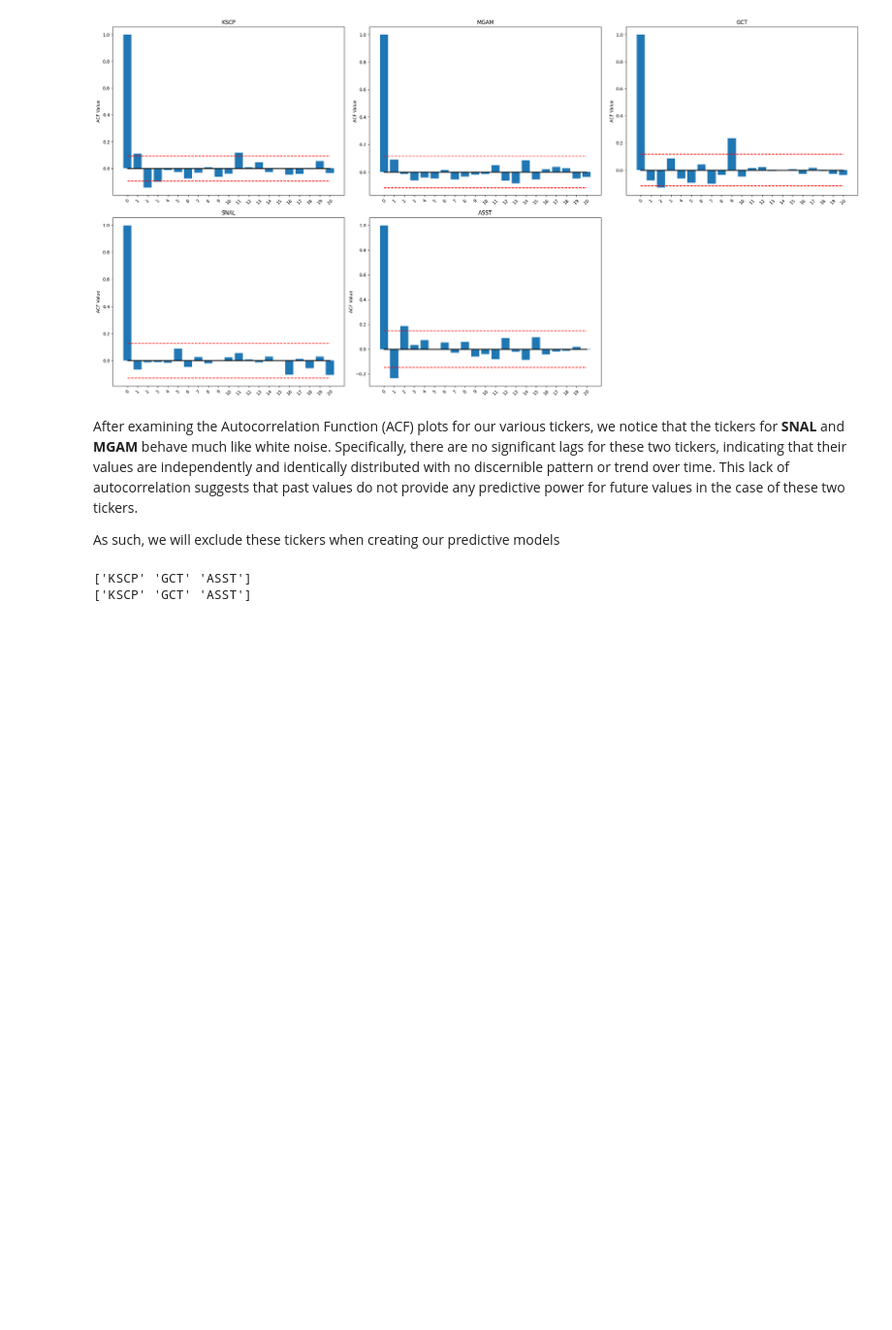
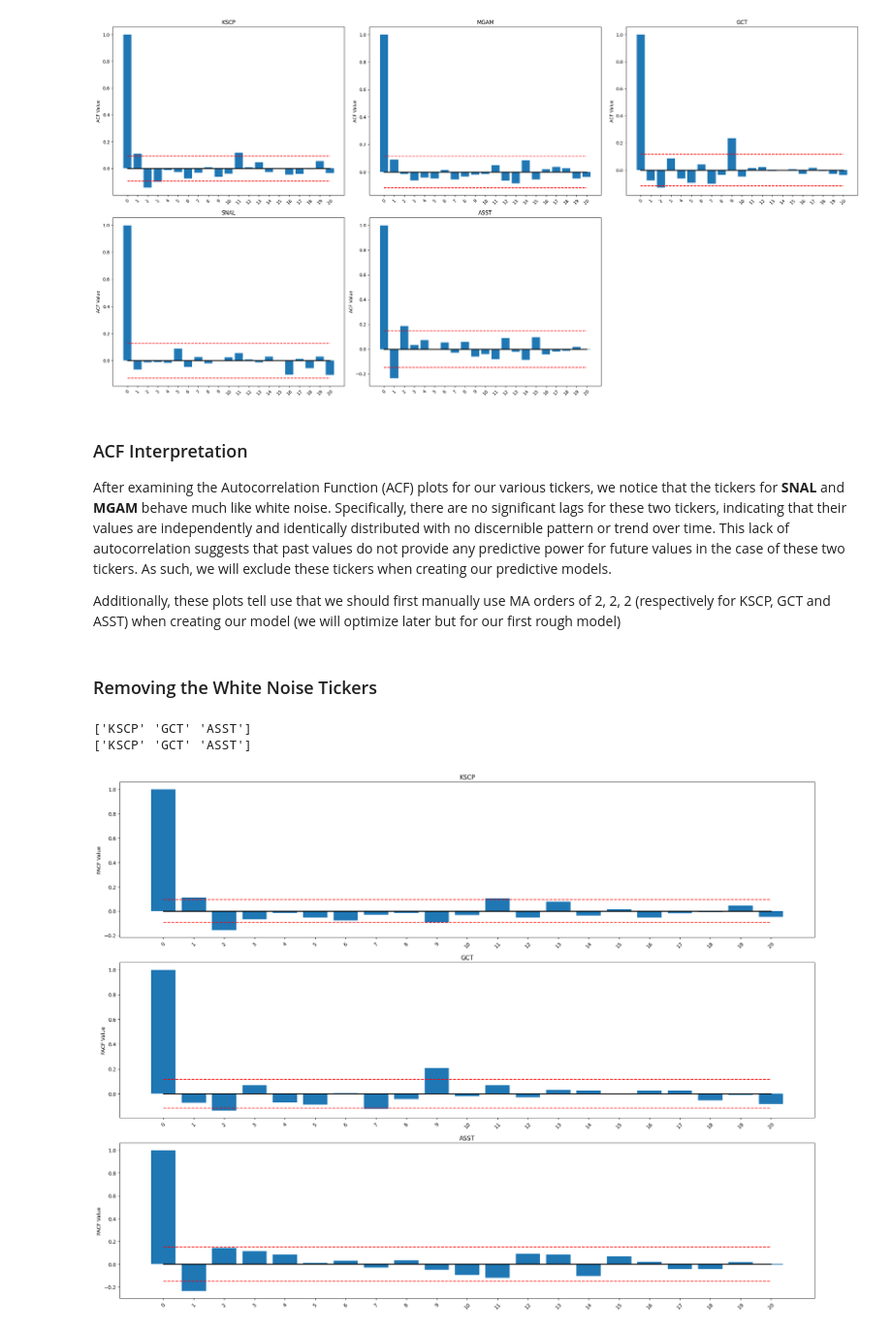
Before and after one commit to carefulDoppelganger/NotebookSamples, a Jupyter notebook: Model/simple_model.ipynb, the cells around one changed output. Shown at 97% size. Saved outputs shown, nothing was run; the diff lists cells and outputs as text; code cells hidden in the pictures; blank space fills up the shorter version.

```diff
--- a/Model/simple_model.ipynb
+++ b/Model/simple_model.ipynb
@@ -273,9 +279,12 @@ plt.show()
 # %% [output]
 [figure]
 # %% [markdown]
-After examining the Autocorrelation Function (ACF) plots for our various tickers, we notice that the tickers for **SNAL** and **MGAM** behave much like white noise. Specifically, there are no significant lags for these two tickers, indicating that their values are independently and identically distributed with no discernible pattern or trend over time. This lack of autocorrelation suggests that past values do not provide any predictive power for future values in the case of these two tickers.
+### ACF Interpretation
+After examining the Autocorrelation Function (ACF) plots for our various tickers, we notice that the tickers for **SNAL** and **MGAM** behave much like white noise. Specifically, there are no significant lags for these two tickers, indicating that their values are independently and identically distributed with no discernible pattern or trend over time. This lack of autocorrelation suggests that past values do not provide any predictive power for future values in the case of these two tickers. As such, we will exclude these tickers when creating our predictive models.
 
-As such, we will exclude these tickers when creating our predictive models
+Additionally, these plots tell use that we should first manually use MA orders of 2, 2, 2 (respectively for KSCP, GCT and ASST) when creating our model (we will optimize later but for our first rough model)
+# %% [markdown]
+### Removing the White Noise Tickers
 # %%
 drop_tickers = ["MGAM", "SNAL"]
 
@@ -287,3 +296,27 @@ print(train_scaled["TickerName"].unique())
 # %% [output]
 ['KSCP' 'GCT' 'ASST']
 ['KSCP' 'GCT' 'ASST']
+# %%
+fig, axes = plt.subplots(3, 1, figsize=(20, 15))
+
+unique_tickers = train_scaled["TickerName"].unique()
+
+for index, i in enumerate(unique_tickers):
+
+    ax = axes[index]  # Corrected this line
+
+    temporary = pacf_results[i]
+
+    ax.bar(np.arange(len(temporary)), temporary, label=i)
+    ax.plot(np.arange(len(temporary)), 0 * np.arange(len(temporary)), color="black", linewidth=2)
+    ax.plot(np.arange(len(temporary)), significant_values[i][0] * np.ones(len(temporary)), '--r', label='Significant Value')
+    ax.plot(np.arange(len(temporary)), -significant_values[i][0] * np.ones(len(temporary)), '--r')
+    ax.set_xticks(np.arange(len(temporary)))
+    ax.set_ylabel("PACF Value")
+    ax.tick_params(axis='x', rotation=45)
+    ax.set_title(i)
+
+plt.tight_layout()
+plt.show()
+# %% [output]
+[figure, added]
```
Also changed, not shown: parts of 8 cells of this notebook.
